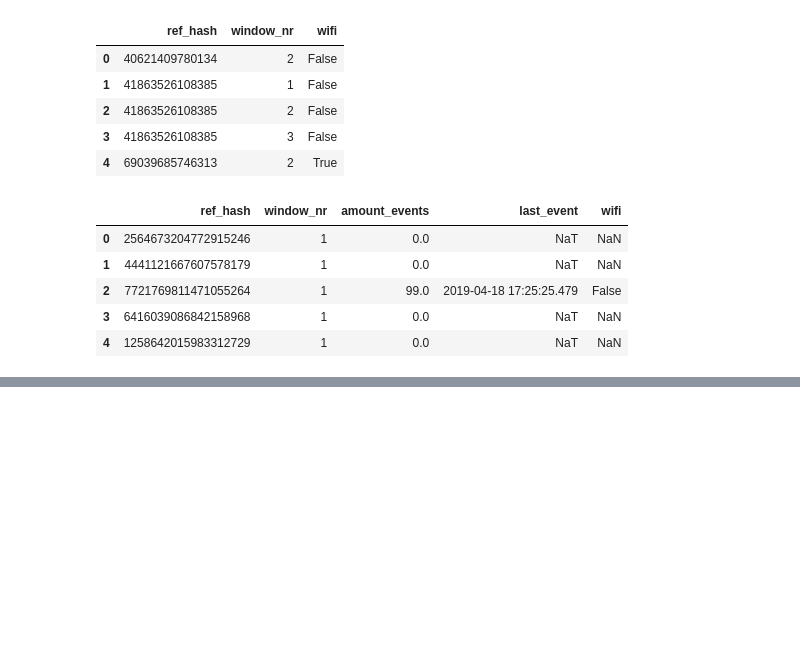
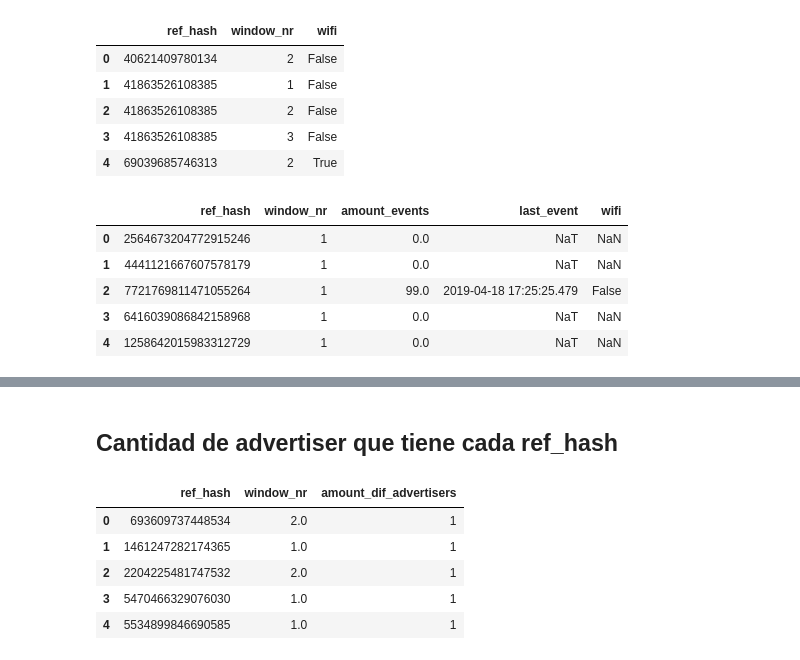
Before and after one commit to gatti2602/7506-datos, a Jupyter notebook: tp2/Manu/Features_2.ipynb, the cells around one changed output, grey strips where cells are left out. Saved outputs shown, nothing was run; the diff lists cells and outputs as text; code cells hidden in the pictures; blank space fills up the shorter version.

```diff
--- a/tp2/Manu/Features_2.ipynb
+++ b/tp2/Manu/Features_2.ipynb
@@ -432,0 +485,15 @@ devices.head()
+# %% [markdown]
+## Cantidad de advertiser que tiene cada ref_hash
+# %%
+temp = clicks.groupby(by = ['ref_hash', 'window_nr','advertiser_id']).agg({'n':'sum'}).reset_index()
+temp['n'] = 1
+temp = temp.groupby(by = ['ref_hash', 'window_nr']).agg({'n' : 'sum'}).reset_index()
+temp.rename(index = str, columns = {'n': 'amount_dif_advertisers' },inplace = True)
+temp.head()
+# %% [output]
+|  | ref_hash | window_nr | amount_dif_advertisers |
+| 0 | 693609737448534 | 2.0 | 1 |
+| 1 | 1461247282174365 | 1.0 | 1 |
+| 2 | 2204225481747532 | 2.0 | 1 |
+| 3 | 5470466329076030 | 1.0 | 1 |
+| 4 | 5534899846690585 | 1.0 | 1 |
```
Also changed, not shown: parts of 7 cells of this notebook.
